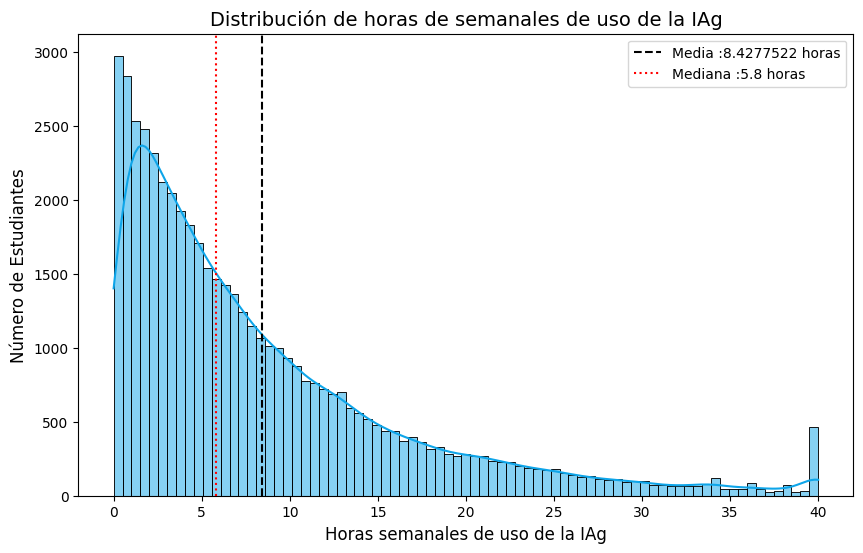
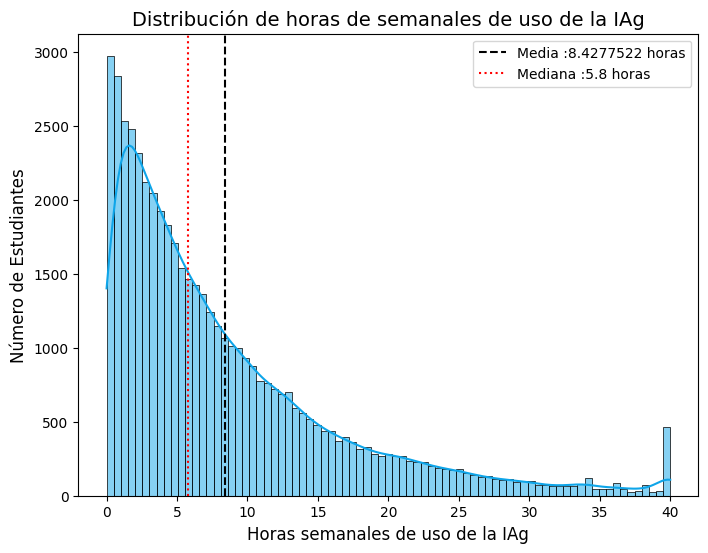
Unified diff of the notebook cell whose output changed from the first chart to the second:
--- before
+++ after
@@ -1,3 +1,3 @@
-plt.figure(figsize=(10,6))
+plt.figure(figsize=(8,6))
 sns.histplot(data=df["Weekly_GenAI_Hours"], color="#0EA5E9",edgecolor= "black", kde=True) #
 

Commit: Add files via upload